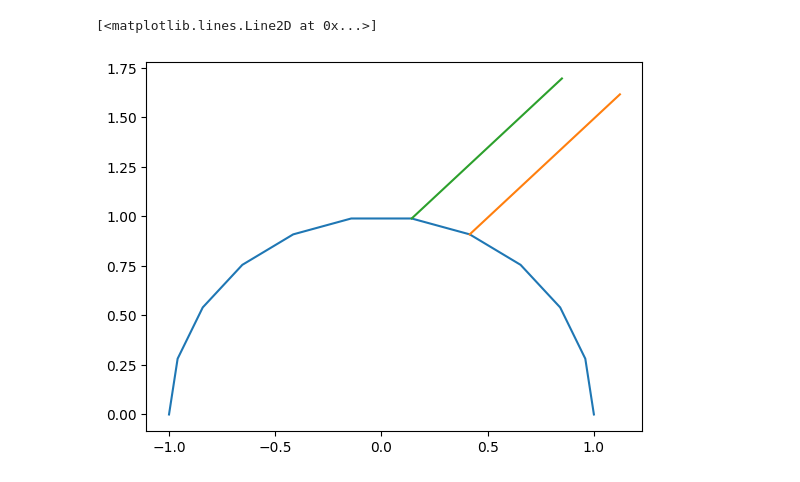
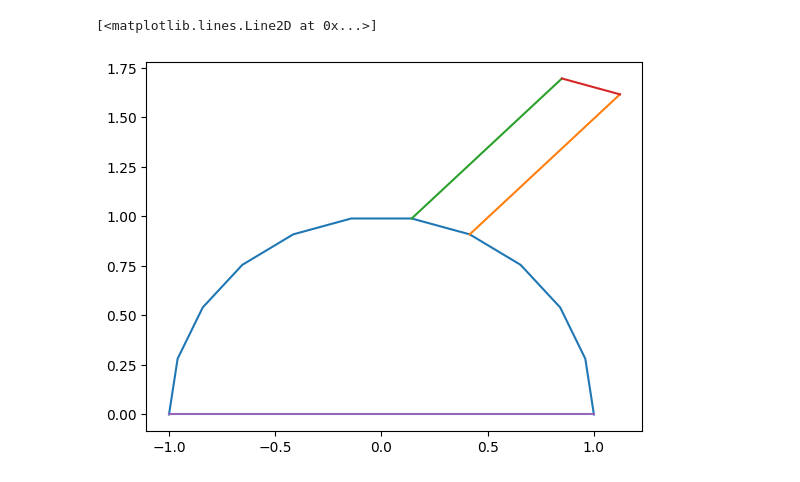
Before and after one commit to yasuomaidana/slicer-proposal, a Jupyter notebook: Generating Mesh.ipynb, the cells around one changed output. Drawn from its saved outputs; the diff is of its cells as text; code cells hidden in the pictures.

```diff
--- a/Generating Mesh.ipynb
+++ b/Generating Mesh.ipynb
@@ -16,14 +16,28 @@ def generate_line(theta:float,m:float, l:float, thetas=thetas, r=r)->tuple[tuple
     x2 = x1+dx
     y2 = m*dx + y1
     return (x1,x2), (y1,y2)
+# %%
+imin, imax, = np.argmin(x), np.argmax(x)
+lx4, ly4 = (x[imin],x[imax]), (y[imin],y[imax])
 # %%
+def line_from_points(xs,ys):
+    x1,x2 = xs[0][1], xs[1][1]
+    y1,y2 = ys[0][1], ys[1][1]
+    return (x2,x1), (y2,y1)
+
+
 theta1 = np.pi/3
 lx1, ly1 = generate_line(theta1,1, 1)
 theta2 = theta1 + np.arcsin(0.5)
 lx2, ly2 = generate_line(theta2,1, 1)
+lx3, ly3 = line_from_points((lx1,lx2),(ly1,ly2))
+
+
 plt.plot(x,y)
 plt.plot(lx1,ly1)
 plt.plot(lx2,ly2)
+plt.plot(lx3, ly3)
+plt.plot(lx4, ly4)
 # %% [output]
 [<matplotlib.lines.Line2D at 0x...>]
-[figure, old version]
+[figure, new version]
```
Also changed, not shown: parts of 12 cells of this notebook, 1 other file.
